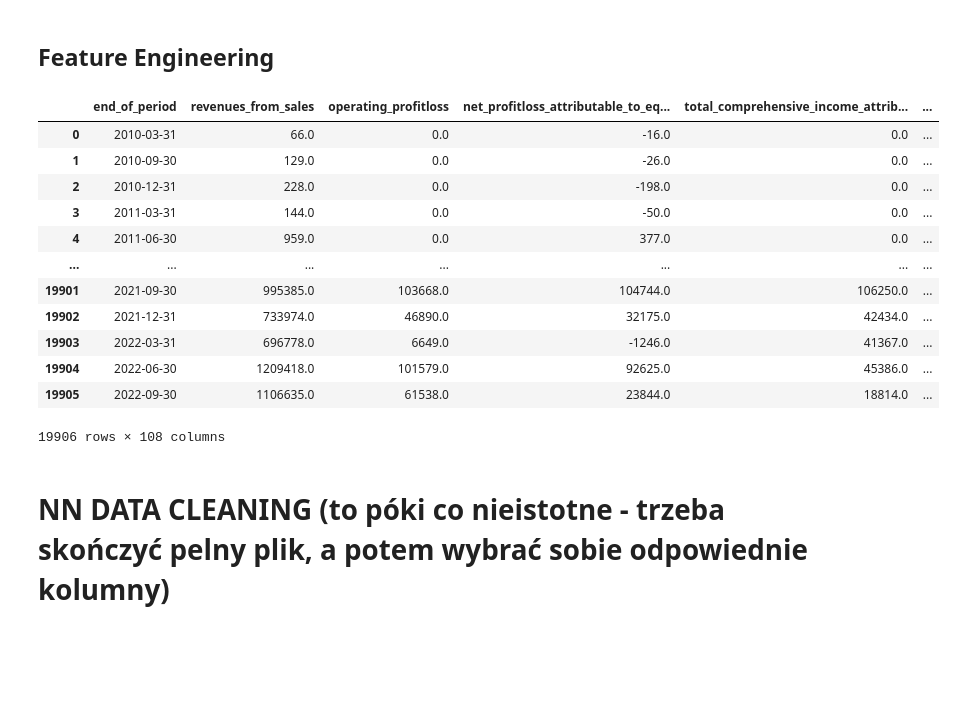
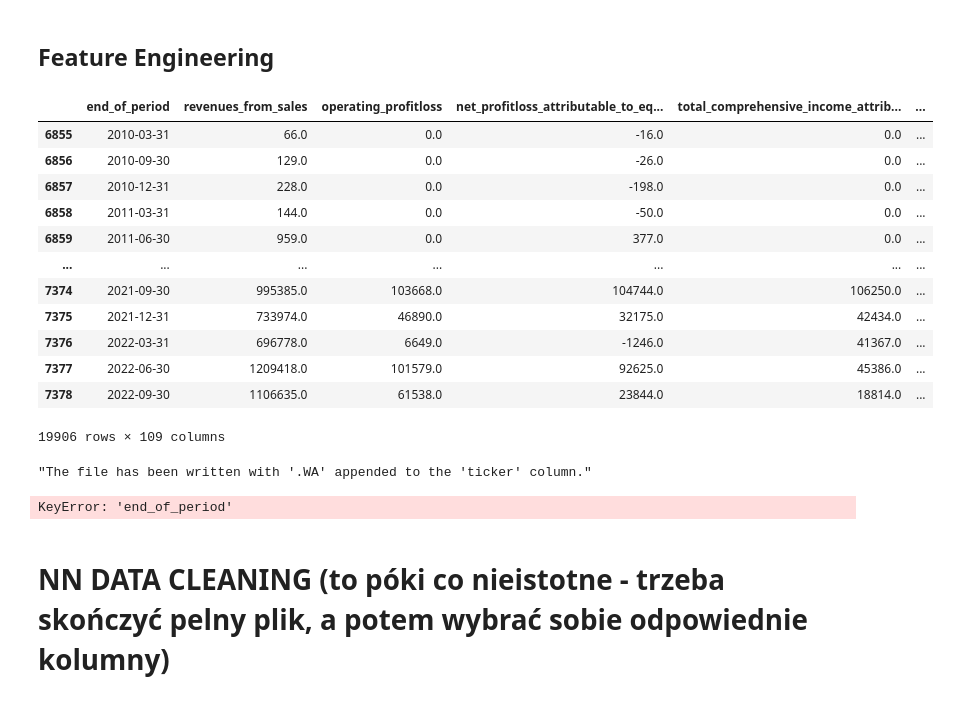
Before and after one commit to k-sobczyk/ensemble-nn-stock-forecast, a Jupyter notebook: data_cleaning_and_exploration.ipynb, the cells around one changed output. Cells and saved outputs as stored; diff of their text form; code cells hidden in the pictures; blank space fills up the shorter version.

```diff
--- a/data_cleaning_and_exploration.ipynb
+++ b/data_cleaning_and_exploration.ipynb
@@ -125,8 +125,8 @@ company_to_sector = {
     'Uf Games SA': 'gry'
 }
 
-full_merged_df['sector'] = full_merged_df.apply(lambda row: company_to_sector[row['company_name']] if pd.isna(row['sector']) else row['sector'], axis=1)
+data_gpw['sector'] = data_gpw.apply(lambda row: company_to_sector[row['company_name']] if pd.isna(row['sector']) else row['sector'], axis=1)
 # %%
 # Rest of financial data - fill NaN with 0 (=no change)
-full_merged_df = full_merged_df.fillna(0)
+data_gpw = data_gpw.fillna(0)
 # %%
@@ -171,12 +171,12 @@ columns_to_convert = [
     'working_capital_ratio'
 ]
 
-full_merged_df[columns_to_convert] = full_merged_df[columns_to_convert] / 100
+data_gpw[columns_to_convert] = data_gpw[columns_to_convert] / 100
 # %%
 column_mapping = {
     'financial_liabilities': 'total_liability',
     'aktywa': 'total_assets'
 }
 
-full_merged_df = full_merged_df.rename(columns=column_mapping)
+data_gpw = data_gpw.rename(columns=column_mapping)
 # %%
@@ -202,29 +202,45 @@ array(['11 bit studios SA', '3LP SA', '3R Games SA', 'AB SA', 'AC SA',
 # %% [markdown]
 ## Feature Engineering
 # %%
-full_merged_df
+data_gpw
 # %% [output]
 |  | end_of_period | revenues_from_sales | operating_profitloss | net_profitloss_attributable_to_eq... | total_comprehensive_income_attrib... | ... |
-| 0 | 2010-03-31 | 66.0 | 0.0 | -16.0 | 0.0 | ... |
-| 1 | 2010-09-30 | 129.0 | 0.0 | -26.0 | 0.0 | ... |
-| 2 | 2010-12-31 | 228.0 | 0.0 | -198.0 | 0.0 | ... |
-| 3 | 2011-03-31 | 144.0 | 0.0 | -50.0 | 0.0 | ... |
-| 4 | 2011-06-30 | 959.0 | 0.0 | 377.0 | 0.0 | ... |
+| 6855 | 2010-03-31 | 66.0 | 0.0 | -16.0 | 0.0 | ... |
+| 6856 | 2010-09-30 | 129.0 | 0.0 | -26.0 | 0.0 | ... |
+| 6857 | 2010-12-31 | 228.0 | 0.0 | -198.0 | 0.0 | ... |
+| 6858 | 2011-03-31 | 144.0 | 0.0 | -50.0 | 0.0 | ... |
+| 6859 | 2011-06-30 | 959.0 | 0.0 | 377.0 | 0.0 | ... |
 | ... | ... | ... | ... | ... | ... | ... |
-| 19901 | 2021-09-30 | 995385.0 | 103668.0 | 104744.0 | 106250.0 | ... |
-| 19902 | 2021-12-31 | 733974.0 | 46890.0 | 32175.0 | 42434.0 | ... |
-| 19903 | 2022-03-31 | 696778.0 | 6649.0 | -1246.0 | 41367.0 | ... |
-| 19904 | 2022-06-30 | 1209418.0 | 101579.0 | 92625.0 | 45386.0 | ... |
-| 19905 | 2022-09-30 | 1106635.0 | 61538.0 | 23844.0 | 18814.0 | ... |
+| 7374 | 2021-09-30 | 995385.0 | 103668.0 | 104744.0 | 106250.0 | ... |
+| 7375 | 2021-12-31 | 733974.0 | 46890.0 | 32175.0 | 42434.0 | ... |
+| 7376 | 2022-03-31 | 696778.0 | 6649.0 | -1246.0 | 41367.0 | ... |
+| 7377 | 2022-06-30 | 1209418.0 | 101579.0 | 92625.0 | 45386.0 | ... |
+| 7378 | 2022-09-30 | 1106635.0 | 61538.0 | 23844.0 | 18814.0 | ... |
-19906 rows × 108 columns
+19906 rows × 109 columns
 # %%
 #TODO do kolumny ticker dodać string '.WA'
+
+file_path = 'dataframes/names_gpw.csv'
+data_gpw = pd.read_csv(file_path)
+
+if 'Ticker' in data_gpw.columns:
+     data_gpw['Ticker'] = data_gpw['Ticker'].astype(str) + ".WA"
+     data_gpw.to_csv('dataframes/changed_names_gpw.csv', index=False)
+     result = "The file has been written with '.WA' appended to the 'ticker' column."
+else:
+     result = "Column 'ticker' does not exist in the DataFrame."
+
+result
+# %% [output]
+"The file has been written with '.WA' appended to the 'ticker' column."
 # %%
 #TODO wywołać funkcję get_market_value i dodać tą wartość do nowej kolumny 'target'
 # %%
 #TODO sortujesz wartość w df'ie po nazwie firmy i dacie
 # wygodnie będzie przełożyć nazwe firmy i end_of_period na przednie kolumny
-full_merged_df = full_merged_df.sort_values(by=['filename', 'end_of_period'])
+data_gpw = data_gpw.sort_values(by=['filename', 'end_of_period'])
+# %% [output]
+KeyError: 'end_of_period'
 # %%
 #TODO FEATURE ENGINEERING trzeba dodać kolumne, która liczy wartości z poprzedniego kwartału, roku, 2 lat
 # UWAGA:
```
Also changed, not shown: parts of 10 cells of this notebook, 1 other file.
